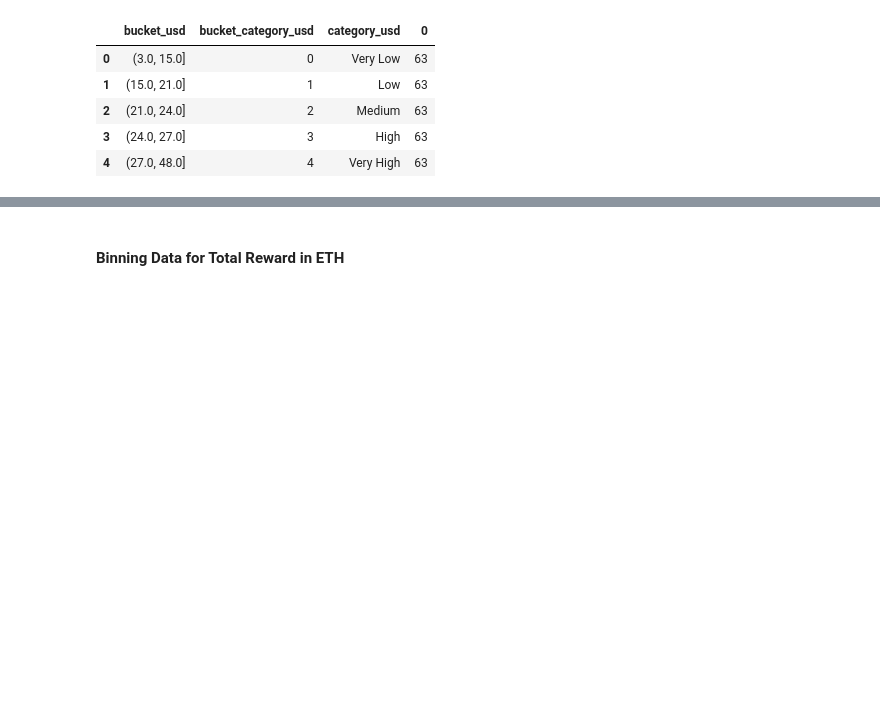
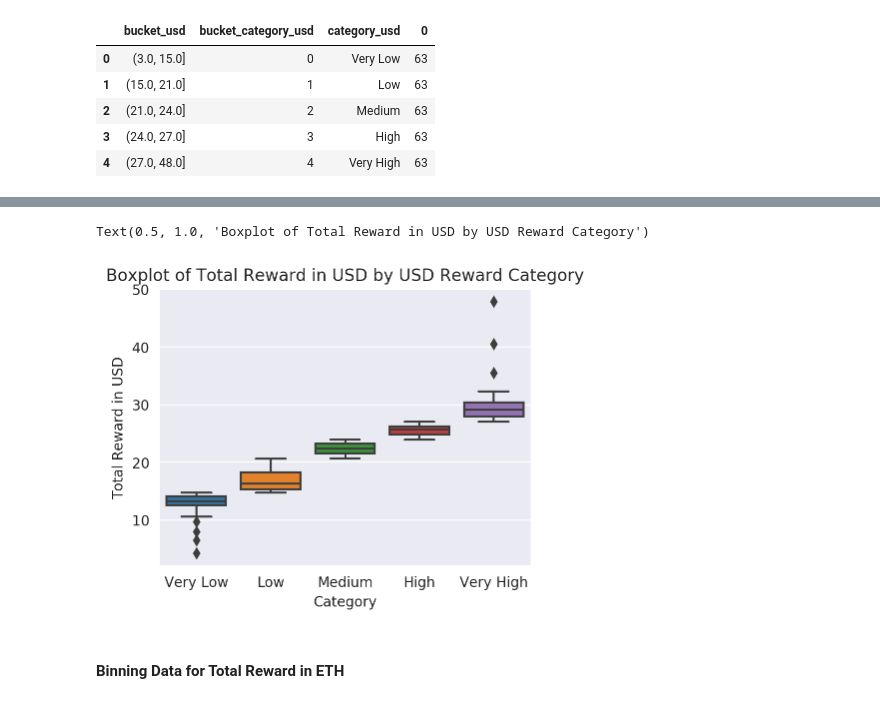
Before and after one commit to luckyp71/eth_mining_reward_rtx3090s, a Jupyter notebook: eth_mining_reward_rtx3090s.ipynb, the cells around one changed output, grey strips where cells are left out. Cells and saved outputs as stored; diff of their text form; code cells hidden in the pictures; blank space fills up the shorter version.

```diff
--- a/eth_mining_reward_rtx3090s.ipynb
+++ b/eth_mining_reward_rtx3090s.ipynb
@@ -153,3 +191,11 @@ df[['bucket_usd','bucket_category_usd','category_usd']].value_counts().reset_ind
+# %%
+ax=sns.boxplot(x='category_usd', y='total_reward_usd', data=df, orient='v')
+ax.set_xlabel('Category')
+ax.set_ylabel('Total Reward in USD')
+ax.set_title('Boxplot of Total Reward in USD by USD Reward Category')
+# %% [output]
+Text(0.5, 1.0, 'Boxplot of Total Reward in USD by USD Reward Category')
+[figure, added]
 # %% [markdown]
 #### Binning Data for Total Reward in ETH
 # %%
```
Also changed, not shown: parts of 5 cells of this notebook.
